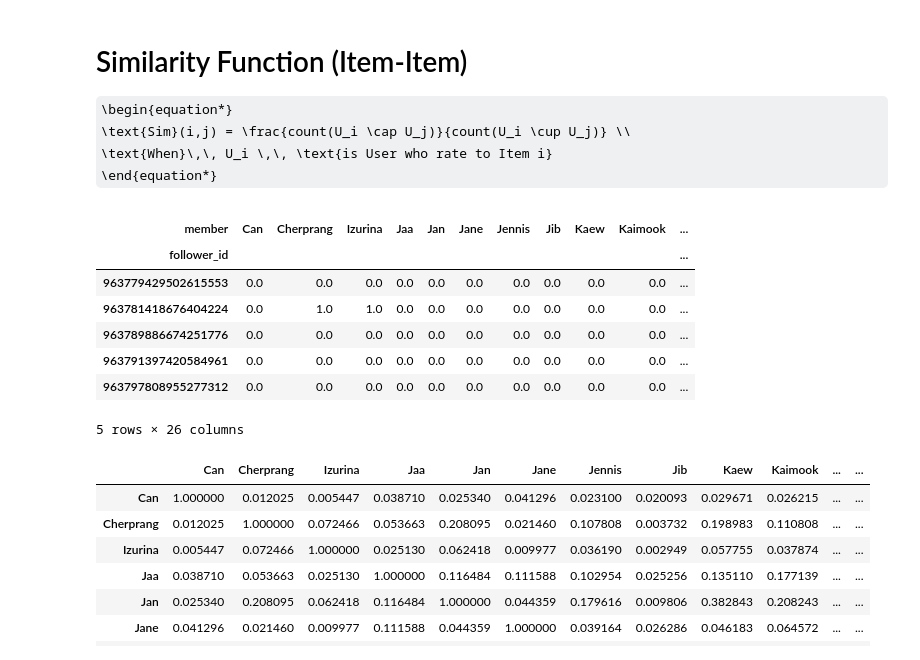
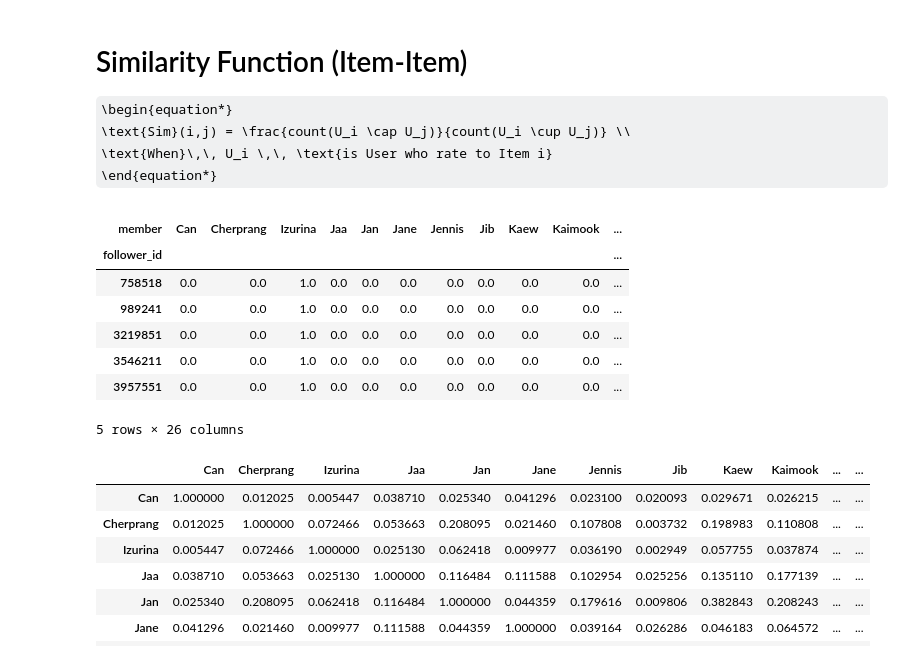
Before and after one commit to tansinee/bnk48-recommender, a Jupyter notebook: collaborative_filtering/jaccard_distance.ipynb, the cells around one changed output. Saved outputs shown, nothing was run; the diff lists cells and outputs as text; code cells hidden in the pictures; some formulas as TeX source.

```diff
--- a/collaborative_filtering/jaccard_distance.ipynb
+++ b/collaborative_filtering/jaccard_distance.ipynb
@@ -17,17 +17,17 @@ import numpy as np
 # %%
 ratings = pd.read_csv('../ratings.csv')
 ratings['count'] = 1
 rating_matrix = ratings.pivot(index='follower_id', columns='member', values='count')
 rating_matrix.fillna(0, inplace=True)
-rating_matrix.tail(5)
+rating_matrix.head(5)
 # %% [output]
 | member | Can | Cherprang | Izurina | Jaa | Jan | Jane | Jennis | Jib | Kaew | Kaimook | ... |
 | follower_id |  |  |  |  |  |  |  |  |  |  | ... |
-| 963779429502615553 | 0.0 | 0.0 | 0.0 | 0.0 | 0.0 | 0.0 | 0.0 | 0.0 | 0.0 | 0.0 | ... |
-| 963781418676404224 | 0.0 | 1.0 | 1.0 | 0.0 | 0.0 | 0.0 | 0.0 | 0.0 | 0.0 | 0.0 | ... |
-| 963789886674251776 | 0.0 | 0.0 | 0.0 | 0.0 | 0.0 | 0.0 | 0.0 | 0.0 | 0.0 | 0.0 | ... |
-| 963791397420584961 | 0.0 | 0.0 | 0.0 | 0.0 | 0.0 | 0.0 | 0.0 | 0.0 | 0.0 | 0.0 | ... |
-| 963797808955277312 | 0.0 | 0.0 | 0.0 | 0.0 | 0.0 | 0.0 | 0.0 | 0.0 | 0.0 | 0.0 | ... |
+| 758518 | 0.0 | 0.0 | 1.0 | 0.0 | 0.0 | 0.0 | 0.0 | 0.0 | 0.0 | 0.0 | ... |
+| 989241 | 0.0 | 0.0 | 1.0 | 0.0 | 0.0 | 0.0 | 0.0 | 0.0 | 0.0 | 0.0 | ... |
+| 3219851 | 0.0 | 0.0 | 1.0 | 0.0 | 0.0 | 0.0 | 0.0 | 0.0 | 0.0 | 0.0 | ... |
+| 3546211 | 0.0 | 0.0 | 1.0 | 0.0 | 0.0 | 0.0 | 0.0 | 0.0 | 0.0 | 0.0 | ... |
+| 3957551 | 0.0 | 0.0 | 1.0 | 0.0 | 0.0 | 0.0 | 0.0 | 0.0 | 0.0 | 0.0 | ... |
 5 rows × 26 columns
 # %%
 %%cython
```
Also changed, not shown: parts of 5 cells of this notebook.
